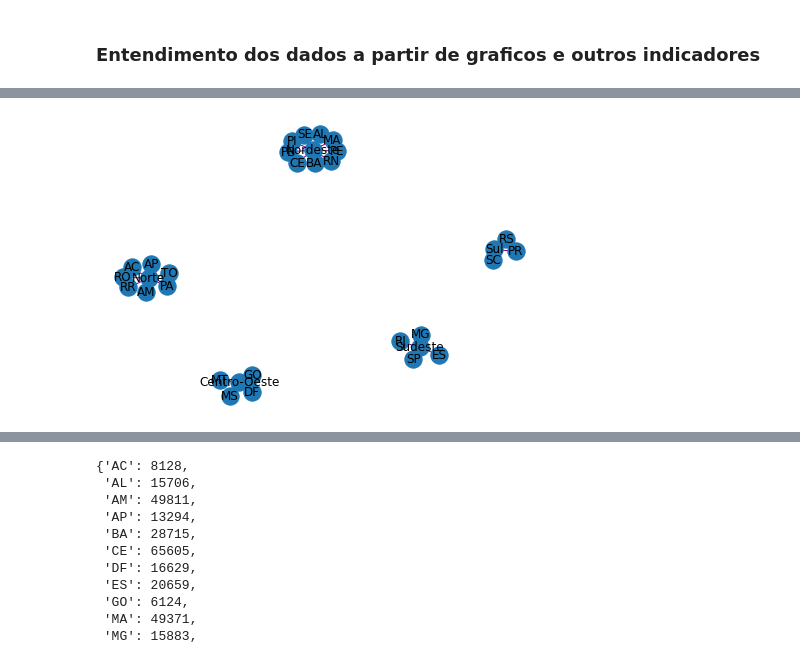
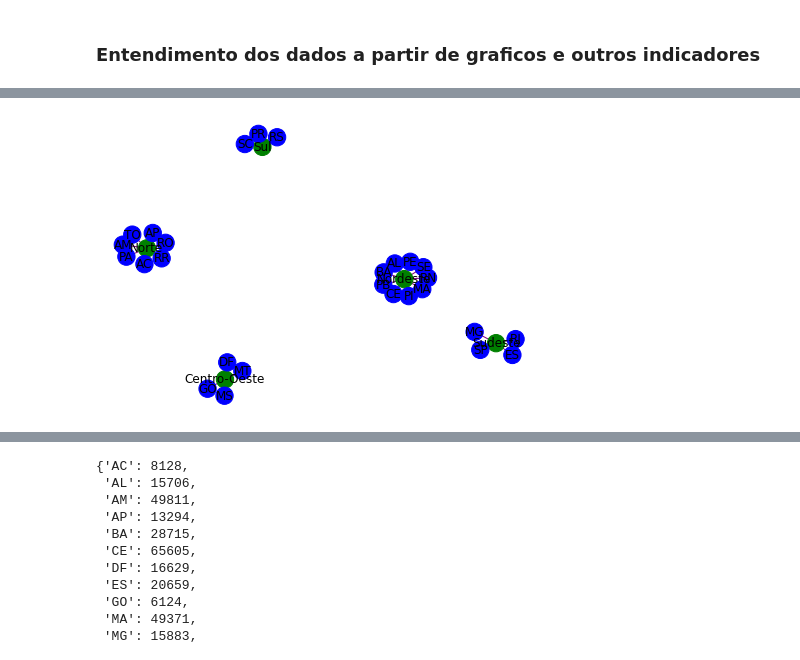
Before and after one commit to JohnnyUFT/RedesComplexas, a Jupyter notebook: Covid19.ipynb, the cells around one changed output, grey strips where cells are left out. Drawn from its saved outputs; the diff is of its cells as text; code cells hidden in the pictures.

```diff
--- a/Covid19.ipynb
+++ b/Covid19.ipynb
@@ -102,9 +90,9 @@ for r in regioes:
 # %%
 # desenha o grafo G:
 
-nx.draw(G, edge_color='purple', with_labels=True)
+nx.draw(G, node_color=color_map, edge_color='purple', with_labels=True)
 # %% [output]
-[figure, old version]
+[figure, new version]
 # %%
 for node in G.nodes(data=True):
     print(node)
```
Also changed, not shown: parts of 41 cells of this notebook.
